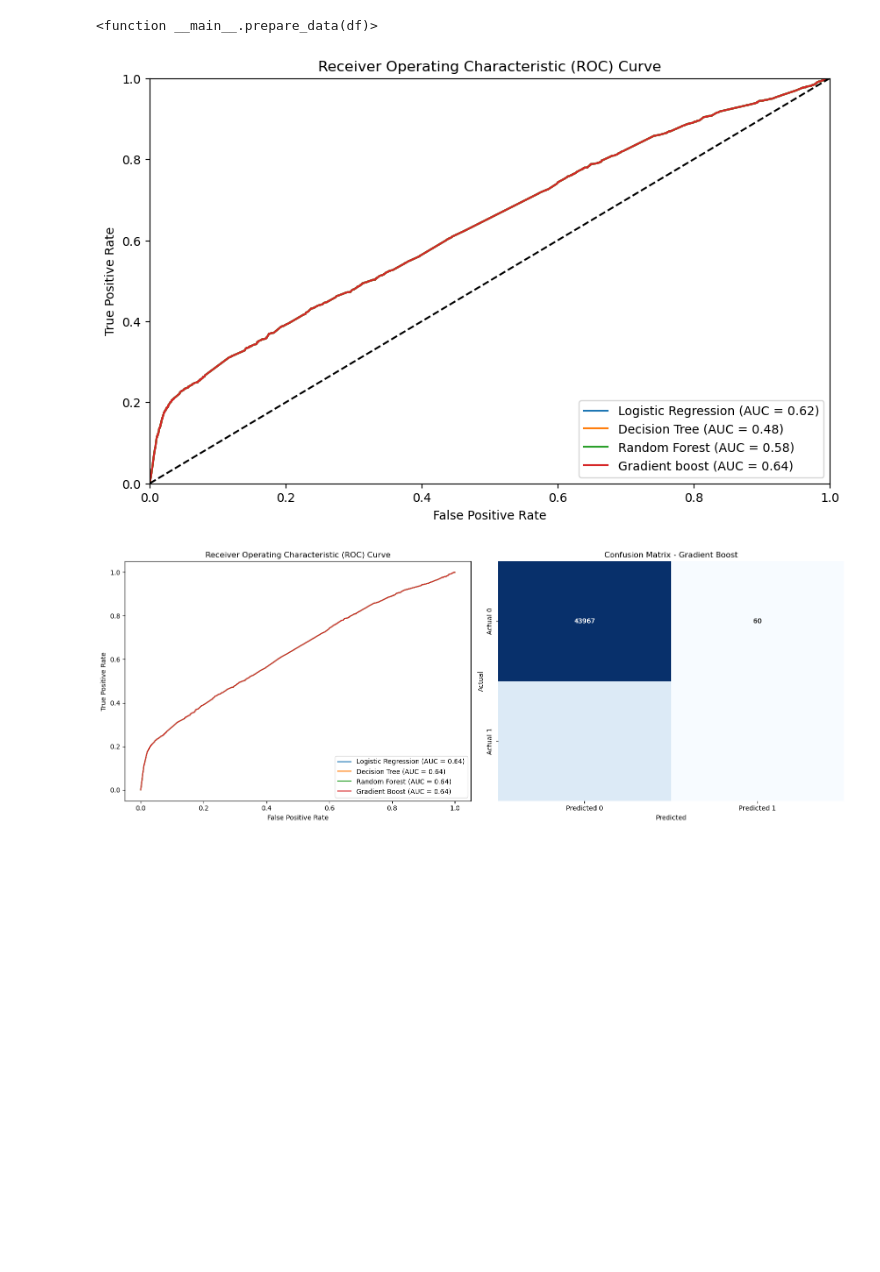
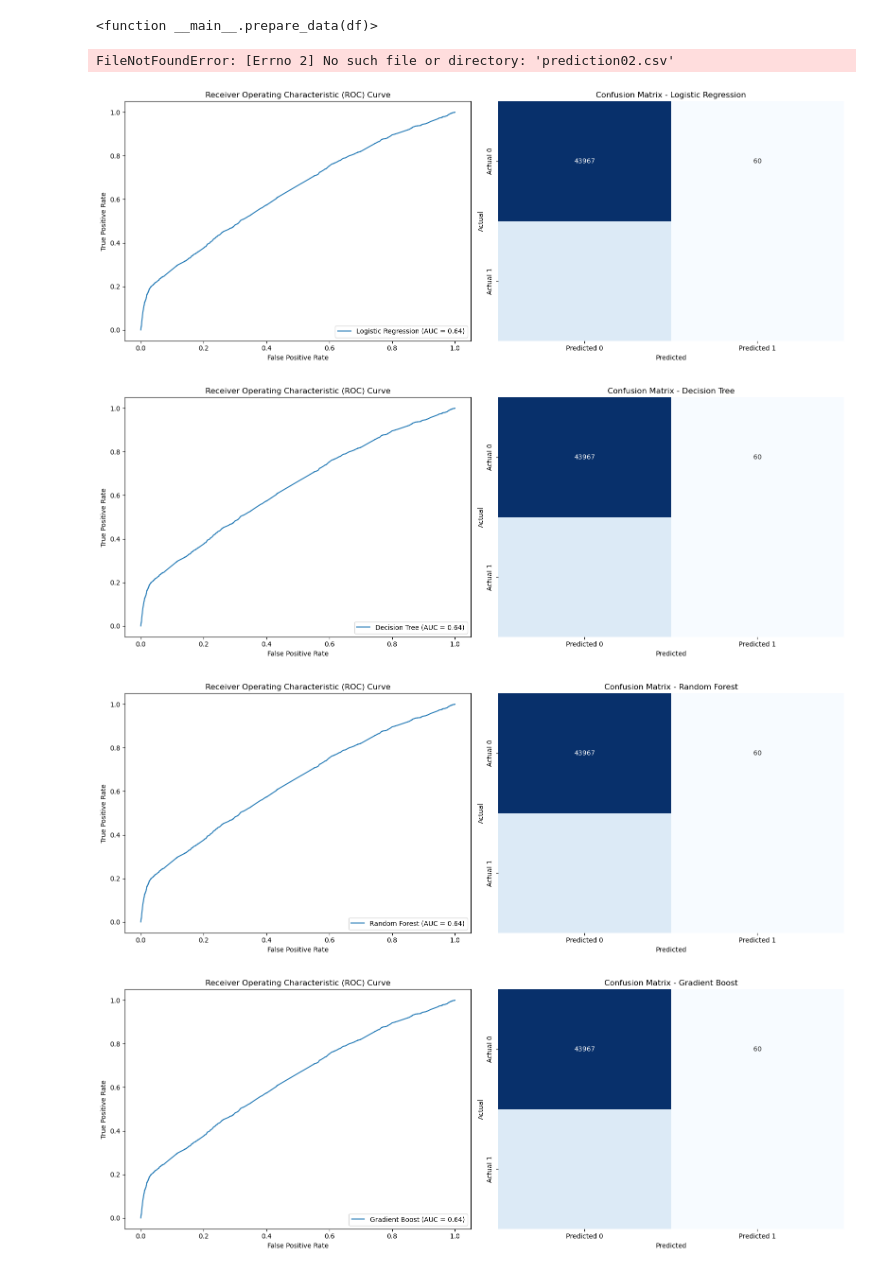
Before and after one commit to AnjanaZha/Big_Data_assignment, a Jupyter notebook: spark_loan part 01.ipynb, the cells around one changed output. Cells and saved outputs as stored; diff of their text form; code cells hidden in the pictures; blank space fills up the shorter version.

```diff
--- a/spark_loan part 01.ipynb
+++ b/spark_loan part 01.ipynb
@@ -261,7 +304,7 @@ import matplotlib.pyplot as plt
 from sklearn.metrics import roc_curve, roc_auc_score
 
 # Load the CSV file
-df = pd.read_csv('predictions.csv')
+df = pd.read_csv('prediction3.csv')
 
 # Inspect the first few rows of the dataframe to check the column names and data types
 print(df.head())
@@ -337,10 +380,10 @@ def prepare_data(df):
 
 # Load the CSV files
 dfs = {
-    'Logistic Regression': pd.read_csv('predictions.csv'),
-    'Decision Tree': pd.read_csv('prediction.csv'),
-    'Random Forest': pd.read_csv('prediction.csv'),
-    'Gradient boost': pd.read_csv('prediction.csv')
+    'Logistic Regression': pd.read_csv('prediction2.csv'),
+    'Decision Tree': pd.read_csv('prediction2.csv'),
+    'Random Forest': pd.read_csv('prediction2.csv'),
+    'Gradient boost': pd.read_csv('prediction2.csv')
 
 }
 
@@ -459,12 +502,12 @@ model_names = ['Logistic Regression', 'Decision Tree', 'Random Forest', 'Gradien
 roc_aucs = [0.6247759688484923, 0.475568605520929, 0.5768371376860474, 0.635566442289715]
 
 # Load the CSV files (replace with your actual file paths)
-# dfs = {
-#     'Logistic Regression': pd.read_csv('prediction01.csv'),
-#     'Decision Tree': pd.read_csv('prediction01.csv'),
-#     'Random Forest': pd.read_csv('prediction01.csv'),
-#     'Gradient boost': pd.read_csv('prediction01.csv')
-# }
+dfs = {
+    'Logistic Regression': pd.read_csv('prediction2.csv'),
+    'Decision Tree': pd.read_csv('prediction2.csv'),
+    'Random Forest': pd.read_csv('prediction02.csv'),
+    'Gradient boost': pd.read_csv('prediction2.csv')
+}
 
 plt.figure(figsize=(10, 6))
 
@@ -493,7 +536,7 @@ plt.title('Receiver Operating Characteristic (ROC) Curve')
 plt.legend(loc="lower right")
 plt.show()
 # %% [output]
-[figure, removed]
+FileNotFoundError: [Errno 2] No such file or directory: 'prediction02.csv'
 # %%
 import pandas as pd
 import numpy as np
@@ -512,46 +555,50 @@ def prepare_data(df):
 
 # Load the CSV files
 dfs = {
-    'Logistic Regression': pd.read_csv('prediction01.csv'),
-    'Decision Tree': pd.read_csv('prediction01.csv'),
-    'Random Forest': pd.read_csv('prediction01.csv'),
-    'Gradient Boost': pd.read_csv('prediction01.csv')
+    'Logistic Regression': pd.read_csv('prediction2.csv'),
+    'Decision Tree': pd.read_csv('prediction2.csv'),
+    'Random Forest': pd.read_csv('prediction2.csv'),
+    'Gradient Boost': pd.read_csv('prediction2.csv')
 }
-
-# Plot ROC curves
-plt.figure(figsize=(16, 6))
 
 for model_name, df in dfs.items():
     true_labels, predicted_probabilities = prepare_data(df)
 
     # Compute the ROC curve
     fpr, tpr, _ = roc_curve(true_labels, predicted_probabilities)
     roc_auc = roc_auc_score(true_labels, predicted_probabilities)
+
+    # Create a new figure for each model
+    plt.figure(figsize=(16, 6))
 
     # Plot ROC curve
     plt.subplot(1, 2, 1)
     plt.plot(fpr, tpr, label=f"{model_name} (AUC = {roc_auc:.2f})")
     plt.xlabel('False Positive Rate')
     plt.ylabel('True Positive Rate')
     plt.title('Receiver Operating Characteristic (ROC) Curve')
     plt.legend(loc="lower right")
 
     # Compute confusion matrix
     cm = confusion_matrix(true_labels, np.round(predicted_probabilities))
 
     # Plot confusion matrix
     plt.subplot(1, 2, 2)
     sns.heatmap(cm, annot=True, fmt='d', cmap='Blues', cbar=False,
                 xticklabels=['Predicted 0', 'Predicted 1'],
                 yticklabels=['Actual 0', 'Actual 1'])
     plt.title(f'Confusion Matrix - {model_name}')
     plt.xlabel('Predicted')
     plt.ylabel('Actual')
     plt.tight_layout()
 
-plt.show()
+    # Show the figure
+    plt.show()
 # %% [output]
-[figure, old version]
+[figure, new version]
+[figure, added]
+[figure, added]
+[figure, added]
 # %%
 import pandas as pd
 import numpy as np
```
Also changed, not shown: parts of 11 cells of this notebook.
